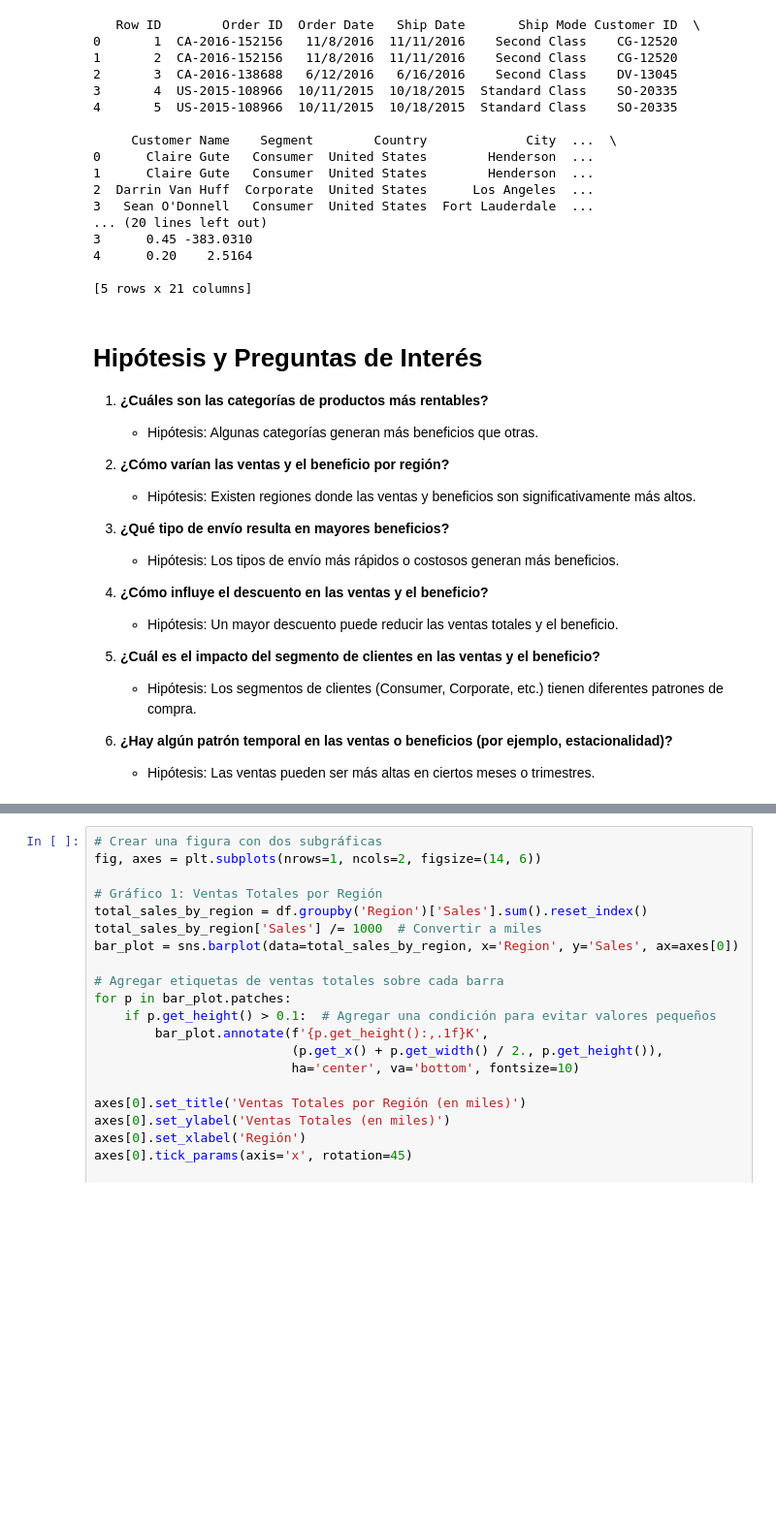
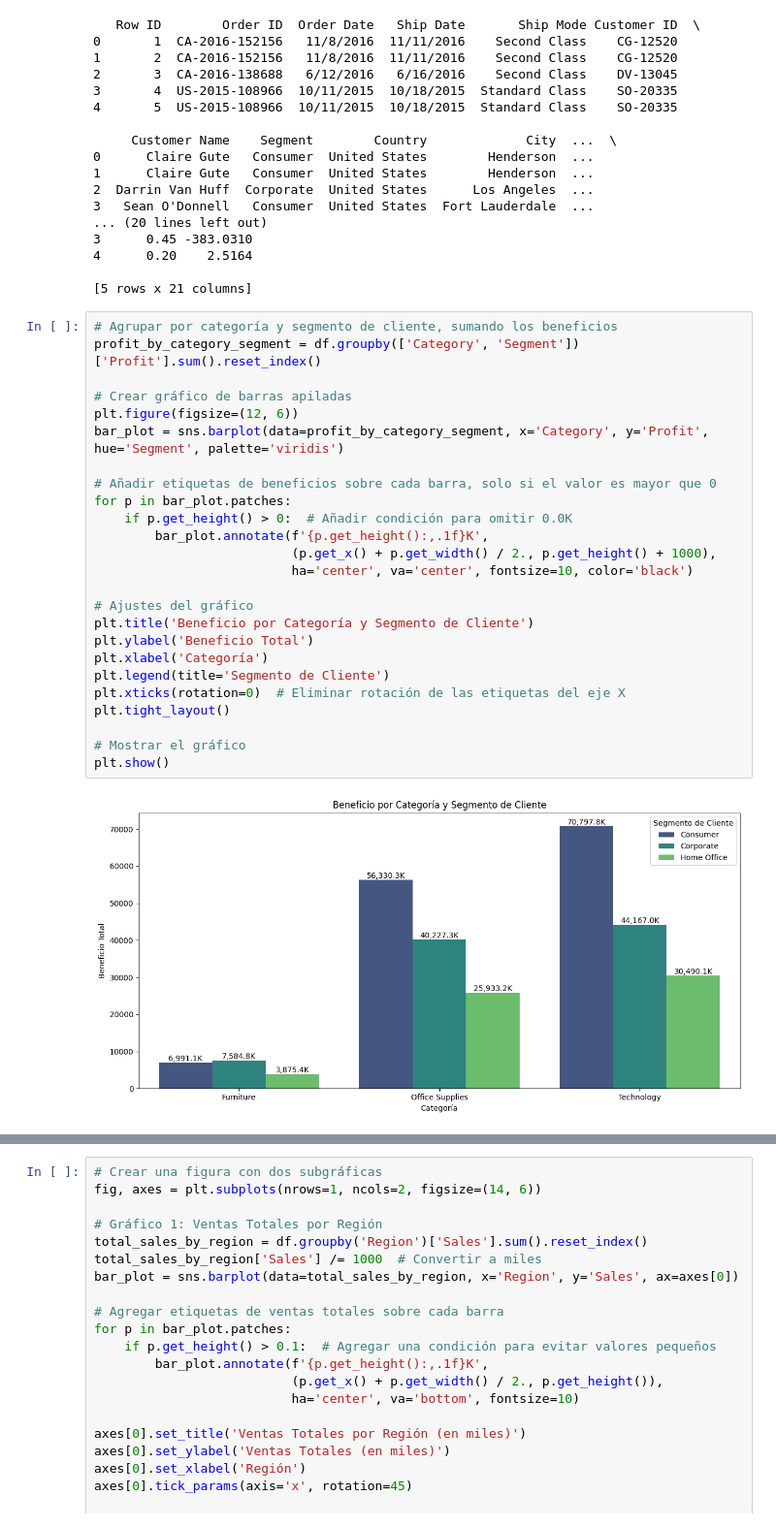
Before and after one commit to NicolasAlarconS/data_science, a Jupyter notebook: nicoals_alarcon_notebook.ipynb, the cells around one changed output, grey strips where cells are left out. Shown at 97% size. Cells and saved outputs as stored; diff of their text form; blank space fills up the shorter version.

```diff
--- a/nicoals_alarcon.ipynb
+++ b/nicoals_alarcon_notebook.ipynb
@@ -30,23 +66,30 @@ print(df.head())
 4      0.20    2.5164
 
 [5 rows x 21 columns]
-# %% [markdown]
-# Hipótesis y Preguntas de Interés
-
-1. **¿Cuáles son las categorías de productos más rentables?**
-   - Hipótesis: Algunas categorías generan más beneficios que otras.
-
-2. **¿Cómo varían las ventas y el beneficio por región?**
-   - Hipótesis: Existen regiones donde las ventas y beneficios son significativamente más altos.
-
-3. **¿Qué tipo de envío resulta en mayores beneficios?**
-   - Hipótesis: Los tipos de envío más rápidos o costosos generan más beneficios.
-
-4. **¿Cómo influye el descuento en las ventas y el beneficio?**
-   - Hipótesis: Un mayor descuento puede reducir las ventas totales y el beneficio.
-
-5. **¿Cuál es el impacto del segmento de clientes en las ventas y el beneficio?**
-   - Hipótesis: Los segmentos de clientes (Consumer, Corporate, etc.) tienen diferentes patrones de compra.
-
-6. **¿Hay algún patrón temporal en las ventas o beneficios (por ejemplo, estacionalidad)?**
-   - Hipótesis: Las ventas pueden ser más altas en ciertos meses o trimestres.
+# %%
+# Agrupar por categoría y segmento de cliente, sumando los beneficios
+profit_by_category_segment = df.groupby(['Category', 'Segment'])['Profit'].sum().reset_index()
+
+# Crear gráfico de barras apiladas
+plt.figure(figsize=(12, 6))
+bar_plot = sns.barplot(data=profit_by_category_segment, x='Category', y='Profit', hue='Segment', palette='viridis')
+
+# Añadir etiquetas de beneficios sobre cada barra, solo si el valor es mayor que 0
+for p in bar_plot.patches:
+    if p.get_height() > 0:  # Añadir condición para omitir 0.0K
+        bar_plot.annotate(f'{p.get_height():,.1f}K',
+                          (p.get_x() + p.get_width() / 2., p.get_height() + 1000),
+                          ha='center', va='center', fontsize=10, color='black')
+
+# Ajustes del gráfico
+plt.title('Beneficio por Categoría y Segmento de Cliente')
+plt.ylabel('Beneficio Total')
+plt.xlabel('Categoría')
+plt.legend(title='Segmento de Cliente')
+plt.xticks(rotation=0)  # Eliminar rotación de las etiquetas del eje X
+plt.tight_layout()
+
+# Mostrar el gráfico
+plt.show()
+# %% [output]
+[figure, added]
```
Also changed, not shown: parts of 10 cells of this notebook.
